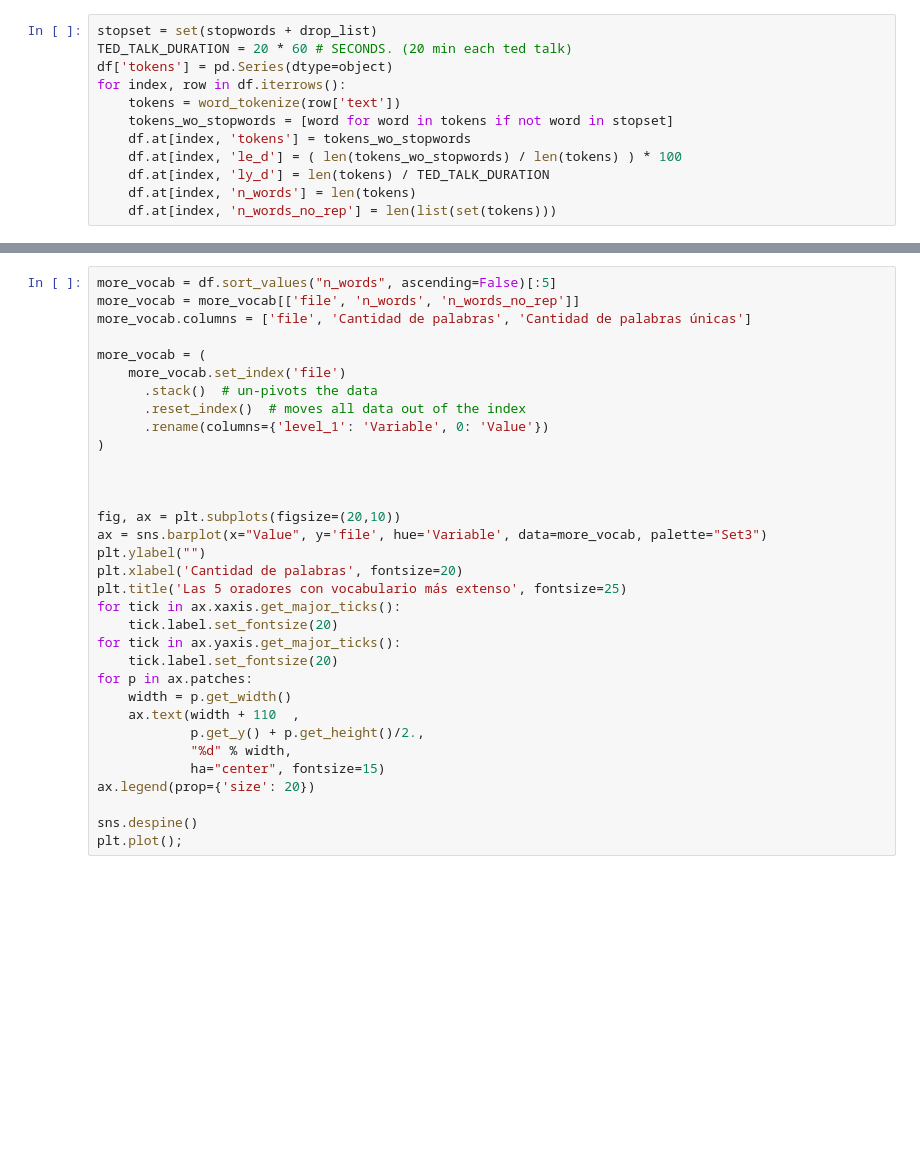
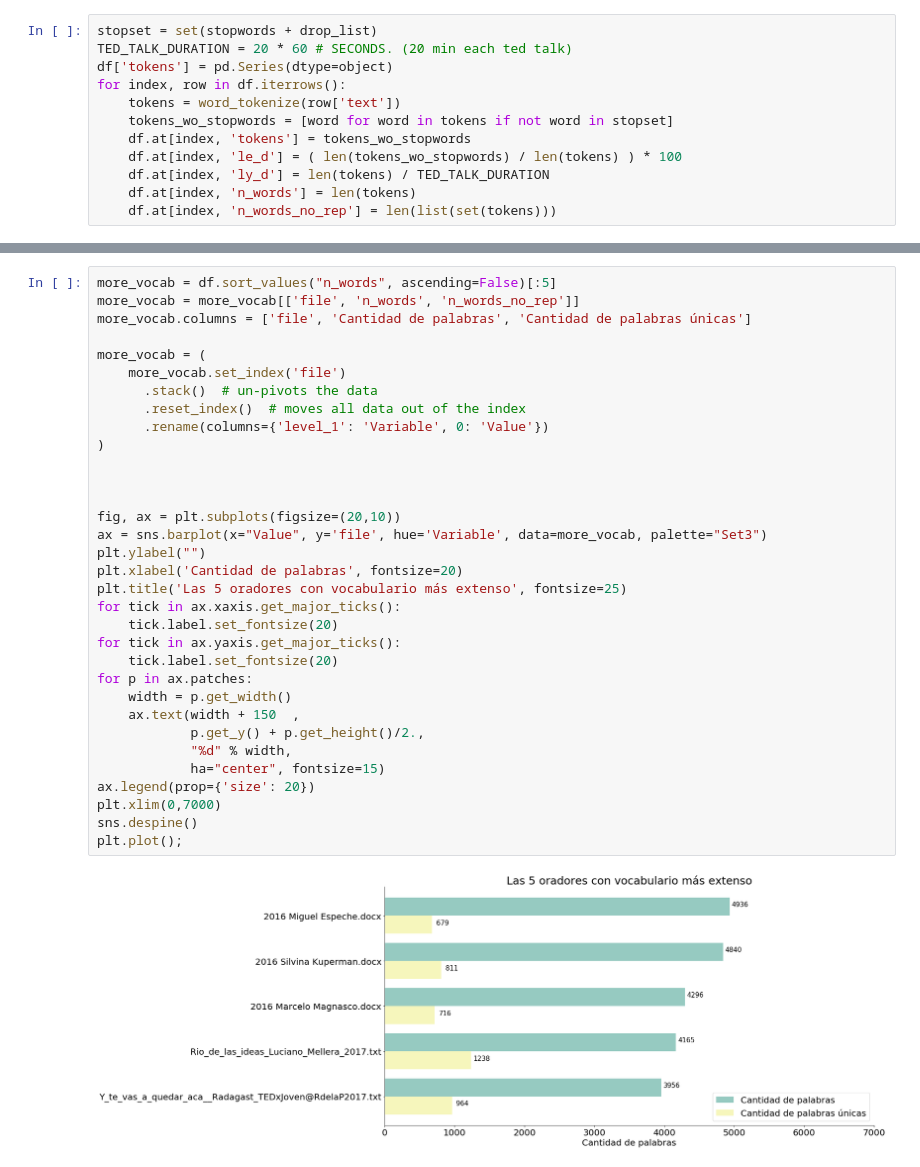
Before and after one commit to alexing/tedx, a Jupyter notebook: tedx_exploration.ipynb, the cells around one changed output, grey strips where cells are left out. Saved outputs shown, nothing was run; the diff lists cells and outputs as text; blank space fills up the shorter version.

```diff
--- a/tedx_exploration.ipynb
+++ b/tedx_exploration.ipynb
@@ -183,32 +195,34 @@ plt.plot();
 more_vocab = df.sort_values("n_words", ascending=False)[:5]
 more_vocab = more_vocab[['file', 'n_words', 'n_words_no_rep']]
 more_vocab.columns = ['file', 'Cantidad de palabras', 'Cantidad de palabras únicas']
 
 more_vocab = (
     more_vocab.set_index('file')
       .stack()  # un-pivots the data
       .reset_index()  # moves all data out of the index
       .rename(columns={'level_1': 'Variable', 0: 'Value'})
 )
 
 
 
 fig, ax = plt.subplots(figsize=(20,10))
 ax = sns.barplot(x="Value", y='file', hue='Variable', data=more_vocab, palette="Set3")
 plt.ylabel("")
 plt.xlabel('Cantidad de palabras', fontsize=20)
 plt.title('Las 5 oradores con vocabulario más extenso', fontsize=25)
 for tick in ax.xaxis.get_major_ticks():
     tick.label.set_fontsize(20)
 for tick in ax.yaxis.get_major_ticks():
     tick.label.set_fontsize(20)
 for p in ax.patches:
     width = p.get_width()
-    ax.text(width + 110  ,
+    ax.text(width + 150  ,
             p.get_y() + p.get_height()/2.,
             "%d" % width,
             ha="center", fontsize=15)
 ax.legend(prop={'size': 20})
-
+plt.xlim(0,7000)
 sns.despine()
 plt.plot();
+# %% [output]
+[figure, added]
```
Also changed, not shown: parts of 8 cells of this notebook.
